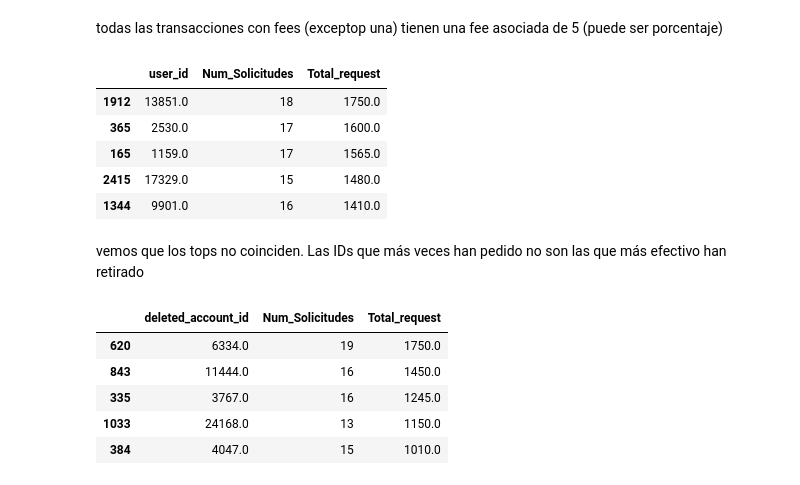
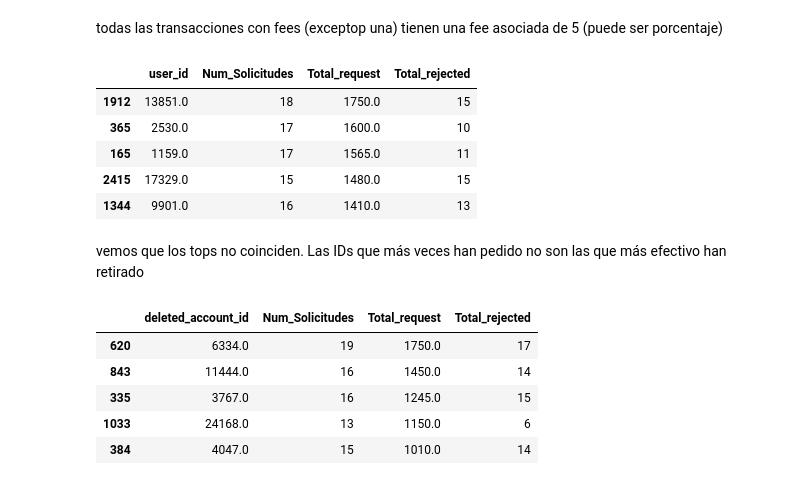
Before and after one commit to Chriester/Proyecto2, a Jupyter notebook: proyecto2_manu.ipynb, the cells around one changed output. Drawn from its saved outputs; the diff is of its cells as text; code cells hidden in the pictures.

```diff
--- a/proyecto2_manu.ipynb
+++ b/proyecto2_manu.ipynb
@@ -102,36 +103,36 @@ todas las transacciones con fees (exceptop una) tienen una fee asociada de 5 (pu
 # %%
 #top 5 de usuarios que tienen cuenta activa y que han pedido más vecés retirada de efectivo y han gastado más
 
-freq_id=CR.groupby(['user_id']).agg(Num_Solicitudes=('user_id', 'count'), Total_request=('amount','sum')).reset_index()
+freq_id=CR.groupby(['user_id']).agg(Num_Solicitudes=('user_id', 'count'), Total_request=('amount','sum'), Total_rejected=('status',lambda x: (x=='rejected').sum())).reset_index()
 
 top_5_amount=freq_id.sort_values(by='Total_request', ascending=False).head(5)
 
 top_5_n_sol=freq_id.sort_values(by='Num_Solicitudes', ascending=False).head(5)
 
 
 
 top_5_amount
 # %% [output]
-|  | user_id | Num_Solicitudes | Total_request |
-| 1912 | 13851.0 | 18 | 1750.0 |
-| 365 | 2530.0 | 17 | 1600.0 |
-| 165 | 1159.0 | 17 | 1565.0 |
-| 2415 | 17329.0 | 15 | 1480.0 |
-| 1344 | 9901.0 | 16 | 1410.0 |
+|  | user_id | Num_Solicitudes | Total_request | Total_rejected |
+| 1912 | 13851.0 | 18 | 1750.0 | 15 |
+| 365 | 2530.0 | 17 | 1600.0 | 10 |
+| 165 | 1159.0 | 17 | 1565.0 | 11 |
+| 2415 | 17329.0 | 15 | 1480.0 | 15 |
+| 1344 | 9901.0 | 16 | 1410.0 | 13 |
 # %% [markdown]
 vemos que los tops no coinciden. Las IDs que más veces han pedido no son las que más efectivo han retirado
 # %%
 deleted_accounts=CR.dropna(subset=['deleted_account_id']).reset_index()
 
-freq_deleted_accounts= deleted_accounts.groupby(['deleted_account_id']).agg(Num_Solicitudes=('deleted_account_id', 'count'), Total_request=('amount', 'sum')).reset_index()
+freq_deleted_accounts= deleted_accounts.groupby(['deleted_account_id']).agg(Num_Solicitudes=('deleted_account_id', 'count'), Total_request=('amount', 'sum'), Total_rejected=('status',lambda x: (x=='rejected').sum())).reset_index()
 
 top_5_del_amount=freq_deleted_accounts.sort_values(by='Total_request', ascending=False).head(5)
 
 top_5_del_amount
 # %% [output]
-|  | deleted_account_id | Num_Solicitudes | Total_request |
-| 620 | 6334.0 | 19 | 1750.0 |
-| 843 | 11444.0 | 16 | 1450.0 |
-| 335 | 3767.0 | 16 | 1245.0 |
-| 1033 | 24168.0 | 13 | 1150.0 |
-| 384 | 4047.0 | 15 | 1010.0 |
+|  | deleted_account_id | Num_Solicitudes | Total_request | Total_rejected |
+| 620 | 6334.0 | 19 | 1750.0 | 17 |
+| 843 | 11444.0 | 16 | 1450.0 | 14 |
+| 335 | 3767.0 | 16 | 1245.0 | 15 |
+| 1033 | 24168.0 | 13 | 1150.0 | 6 |
+| 384 | 4047.0 | 15 | 1010.0 | 14 |
```
Also changed, not shown: parts of 9 cells of this notebook.
